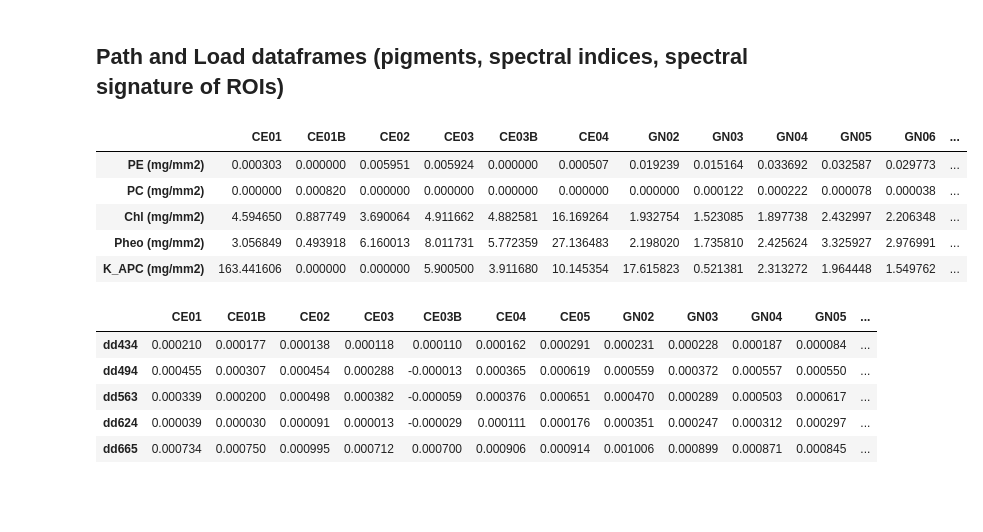
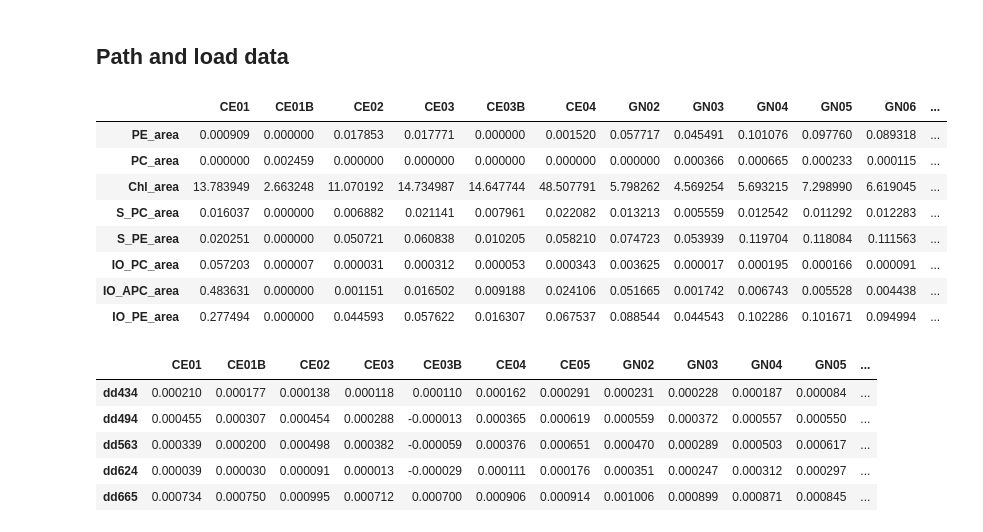
Before and after one commit to jcmontesherrera/Coralline-Algae-VIS-Spectra, a Jupyter notebook: notebooks/Correlation&LinearModels.ipynb, the cells around one changed output. Drawn from its saved outputs; the diff is of its cells as text; code cells hidden in the pictures; blank space fills up the shorter version.

```diff
--- a/notebooks/Correlation&LinearModels.ipynb
+++ b/notebooks/Correlation&LinearModels.ipynb
@@ -13,19 +20,22 @@ plt.rcParams['figure.dpi'] = 600
 # %% [markdown]
-## Path and Load dataframes (pigments, spectral indices, spectral signature of ROIs)
+## Path and load data
 # %%
 PATH = Path(r"C:\Users\jcmontes\OneDrive - University of Tasmania\01_Projects_Drive\Imaging_spectroscopy\Phenotyping_macroalgae\results")
 # %%
 # Pigment dataframe
 pigment_df = pd.read_csv(PATH / "pigment-mg-mm.csv", index_col=0)
 pigment_df.rename({'CE01A':'CE01'}, axis=1, inplace=True)
-pigment_df.head()
+pigment_df
 # %% [output]
 |  | CE01 | CE01B | CE02 | CE03 | CE03B | CE04 | GN02 | GN03 | GN04 | GN05 | GN06 | ... |
-| PE (mg/mm2) | 0.000303 | 0.000000 | 0.005951 | 0.005924 | 0.000000 | 0.000507 | 0.019239 | 0.015164 | 0.033692 | 0.032587 | 0.029773 | ... |
-| PC (mg/mm2) | 0.000000 | 0.000820 | 0.000000 | 0.000000 | 0.000000 | 0.000000 | 0.000000 | 0.000122 | 0.000222 | 0.000078 | 0.000038 | ... |
-| Chl (mg/mm2) | 4.594650 | 0.887749 | 3.690064 | 4.911662 | 4.882581 | 16.169264 | 1.932754 | 1.523085 | 1.897738 | 2.432997 | 2.206348 | ... |
-| Pheo (mg/mm2) | 3.056849 | 0.493918 | 6.160013 | 8.011731 | 5.772359 | 27.136483 | 2.198020 | 1.735810 | 2.425624 | 3.325927 | 2.976991 | ... |
-| K_APC (mg/mm2) | 163.441606 | 0.000000 | 0.000000 | 5.900500 | 3.911680 | 10.145354 | 17.615823 | 0.521381 | 2.313272 | 1.964448 | 1.549762 | ... |
+| PE_area | 0.000909 | 0.000000 | 0.017853 | 0.017771 | 0.000000 | 0.001520 | 0.057717 | 0.045491 | 0.101076 | 0.097760 | 0.089318 | ... |
+| PC_area | 0.000000 | 0.002459 | 0.000000 | 0.000000 | 0.000000 | 0.000000 | 0.000000 | 0.000366 | 0.000665 | 0.000233 | 0.000115 | ... |
+| Chl_area | 13.783949 | 2.663248 | 11.070192 | 14.734987 | 14.647744 | 48.507791 | 5.798262 | 4.569254 | 5.693215 | 7.298990 | 6.619045 | ... |
+| S_PC_area | 0.016037 | 0.000000 | 0.006882 | 0.021141 | 0.007961 | 0.022082 | 0.013213 | 0.005559 | 0.012542 | 0.011292 | 0.012283 | ... |
+| S_PE_area | 0.020251 | 0.000000 | 0.050721 | 0.060838 | 0.010205 | 0.058210 | 0.074723 | 0.053939 | 0.119704 | 0.118084 | 0.111563 | ... |
+| IO_PC_area | 0.057203 | 0.000007 | 0.000031 | 0.000312 | 0.000053 | 0.000343 | 0.003625 | 0.000017 | 0.000195 | 0.000166 | 0.000091 | ... |
+| IO_APC_area | 0.483631 | 0.000000 | 0.001151 | 0.016502 | 0.009188 | 0.024106 | 0.051665 | 0.001742 | 0.006743 | 0.005528 | 0.004438 | ... |
+| IO_PE_area | 0.277494 | 0.000000 | 0.044593 | 0.057622 | 0.016307 | 0.067537 | 0.088544 | 0.044543 | 0.102286 | 0.101671 | 0.094994 | ... |
 # %%
 spectral_indices = pd.read_csv(PATH / "spectral-indices.csv", index_col=0)
 spectral_indices.tail()
```
Also changed, not shown: parts of 25 cells of this notebook, 8 other files.
